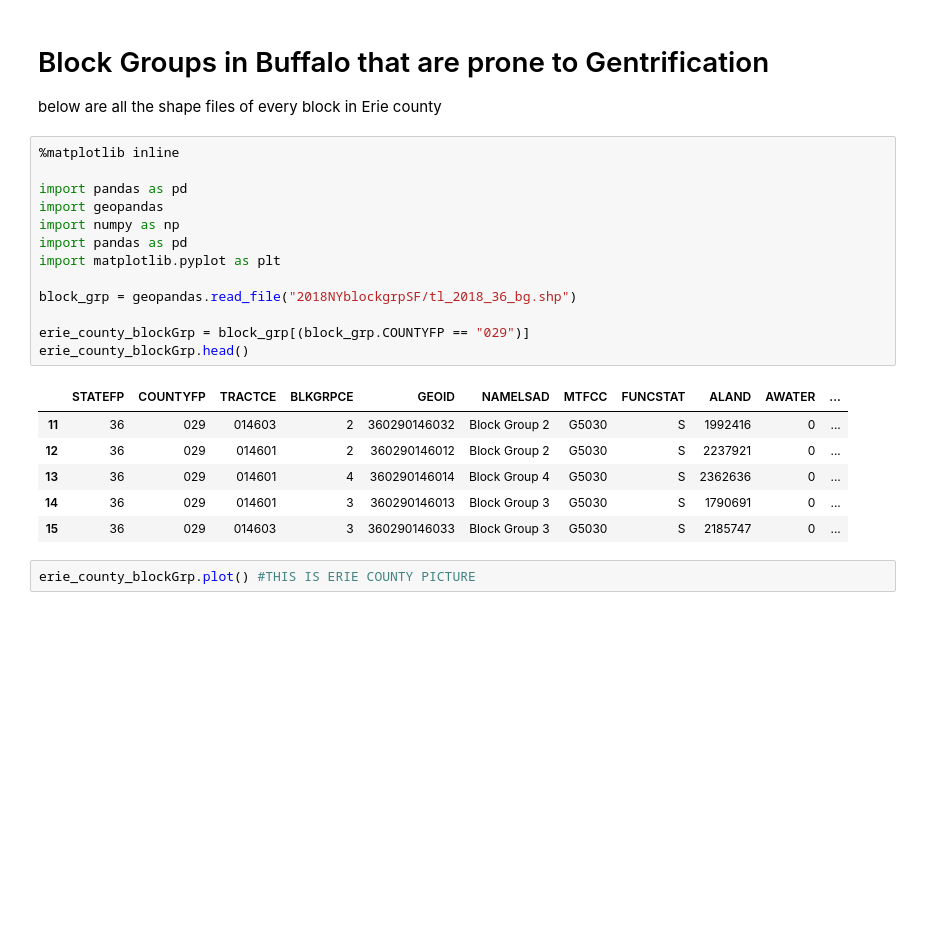
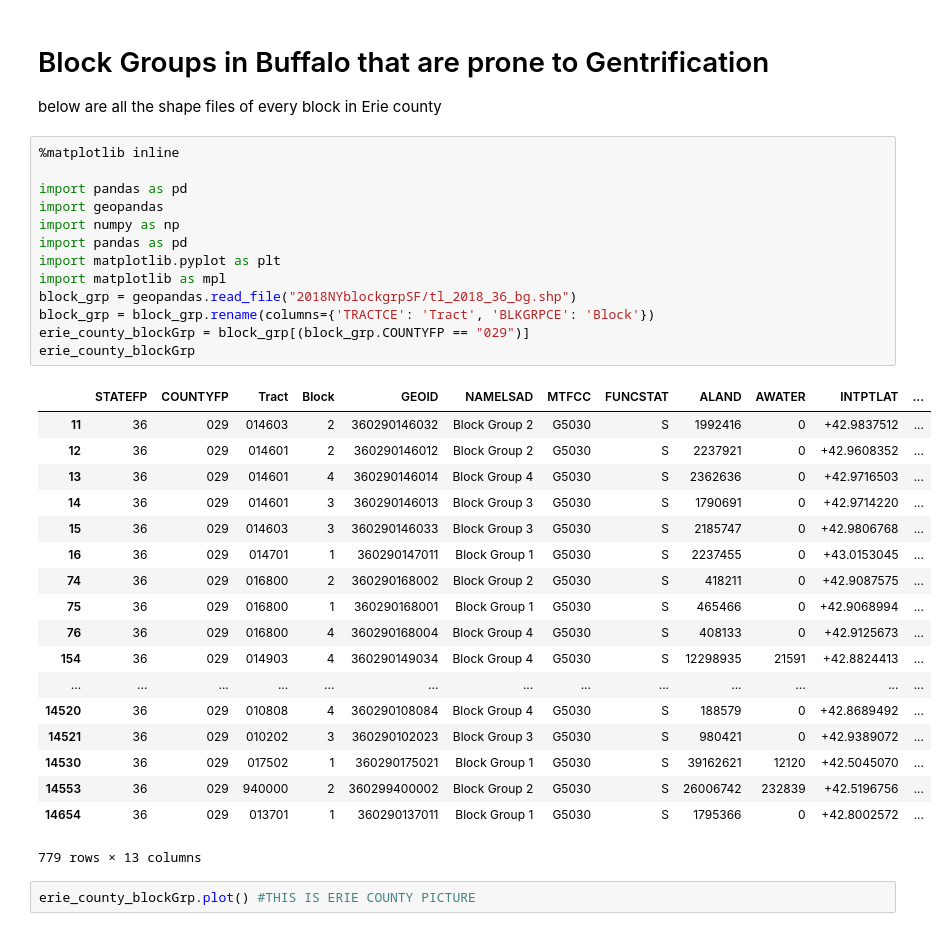
Before and after one commit to gentrification-ub/Data_from_UScensus, a Jupyter notebook: plot.ipynb, the cells around one changed output. Drawn from its saved outputs; the diff is of its cells as text; blank space fills up the shorter version.

```diff
--- a/plot.ipynb
+++ b/plot.ipynb
@@ -5,23 +5,35 @@ below are all the shape files of every block in Erie county
 # %%
 %matplotlib inline
 
 import pandas as pd
 import geopandas
 import numpy as np
 import pandas as pd
 import matplotlib.pyplot as plt
-
+import matplotlib as mpl
 block_grp = geopandas.read_file("2018NYblockgrpSF/tl_2018_36_bg.shp")
-
+block_grp = block_grp.rename(columns={'TRACTCE': 'Tract', 'BLKGRPCE': 'Block'})
 erie_county_blockGrp = block_grp[(block_grp.COUNTYFP == "029")]
-erie_county_blockGrp.head()
+erie_county_blockGrp
 # %% [output]
-|  | STATEFP | COUNTYFP | TRACTCE | BLKGRPCE | GEOID | NAMELSAD | MTFCC | FUNCSTAT | ALAND | AWATER | ... |
-| 11 | 36 | 029 | 014603 | 2 | 360290146032 | Block Group 2 | G5030 | S | 1992416 | 0 | ... |
-| 12 | 36 | 029 | 014601 | 2 | 360290146012 | Block Group 2 | G5030 | S | 2237921 | 0 | ... |
-| 13 | 36 | 029 | 014601 | 4 | 360290146014 | Block Group 4 | G5030 | S | 2362636 | 0 | ... |
-| 14 | 36 | 029 | 014601 | 3 | 360290146013 | Block Group 3 | G5030 | S | 1790691 | 0 | ... |
-| 15 | 36 | 029 | 014603 | 3 | 360290146033 | Block Group 3 | G5030 | S | 2185747 | 0 | ... |
+|  | STATEFP | COUNTYFP | Tract | Block | GEOID | NAMELSAD | MTFCC | FUNCSTAT | ALAND | AWATER | INTPTLAT | ... |
+| 11 | 36 | 029 | 014603 | 2 | 360290146032 | Block Group 2 | G5030 | S | 1992416 | 0 | +42.9837512 | ... |
+| 12 | 36 | 029 | 014601 | 2 | 360290146012 | Block Group 2 | G5030 | S | 2237921 | 0 | +42.9608352 | ... |
+| 13 | 36 | 029 | 014601 | 4 | 360290146014 | Block Group 4 | G5030 | S | 2362636 | 0 | +42.9716503 | ... |
+| 14 | 36 | 029 | 014601 | 3 | 360290146013 | Block Group 3 | G5030 | S | 1790691 | 0 | +42.9714220 | ... |
+| 15 | 36 | 029 | 014603 | 3 | 360290146033 | Block Group 3 | G5030 | S | 2185747 | 0 | +42.9806768 | ... |
+| 16 | 36 | 029 | 014701 | 1 | 360290147011 | Block Group 1 | G5030 | S | 2237455 | 0 | +43.0153045 | ... |
+| 74 | 36 | 029 | 016800 | 2 | 360290168002 | Block Group 2 | G5030 | S | 418211 | 0 | +42.9087575 | ... |
+| 75 | 36 | 029 | 016800 | 1 | 360290168001 | Block Group 1 | G5030 | S | 465466 | 0 | +42.9068994 | ... |
+| 76 | 36 | 029 | 016800 | 4 | 360290168004 | Block Group 4 | G5030 | S | 408133 | 0 | +42.9125673 | ... |
+| 154 | 36 | 029 | 014903 | 4 | 360290149034 | Block Group 4 | G5030 | S | 12298935 | 21591 | +42.8824413 | ... |
+| ... | ... | ... | ... | ... | ... | ... | ... | ... | ... | ... | ... | ... |
+| 14520 | 36 | 029 | 010808 | 4 | 360290108084 | Block Group 4 | G5030 | S | 188579 | 0 | +42.8689492 | ... |
+| 14521 | 36 | 029 | 010202 | 3 | 360290102023 | Block Group 3 | G5030 | S | 980421 | 0 | +42.9389072 | ... |
+| 14530 | 36 | 029 | 017502 | 1 | 360290175021 | Block Group 1 | G5030 | S | 39162621 | 12120 | +42.5045070 | ... |
+| 14553 | 36 | 029 | 940000 | 2 | 360299400002 | Block Group 2 | G5030 | S | 26006742 | 232839 | +42.5196756 | ... |
+| 14654 | 36 | 029 | 013701 | 1 | 360290137011 | Block Group 1 | G5030 | S | 1795366 | 0 | +42.8002572 | ... |
+779 rows × 13 columns
 # %%
 erie_county_blockGrp.plot() #THIS IS ERIE COUNTY PICTURE
 # %% [output]
```
Also changed, not shown: parts of 3 cells of this notebook, 2 other files.
